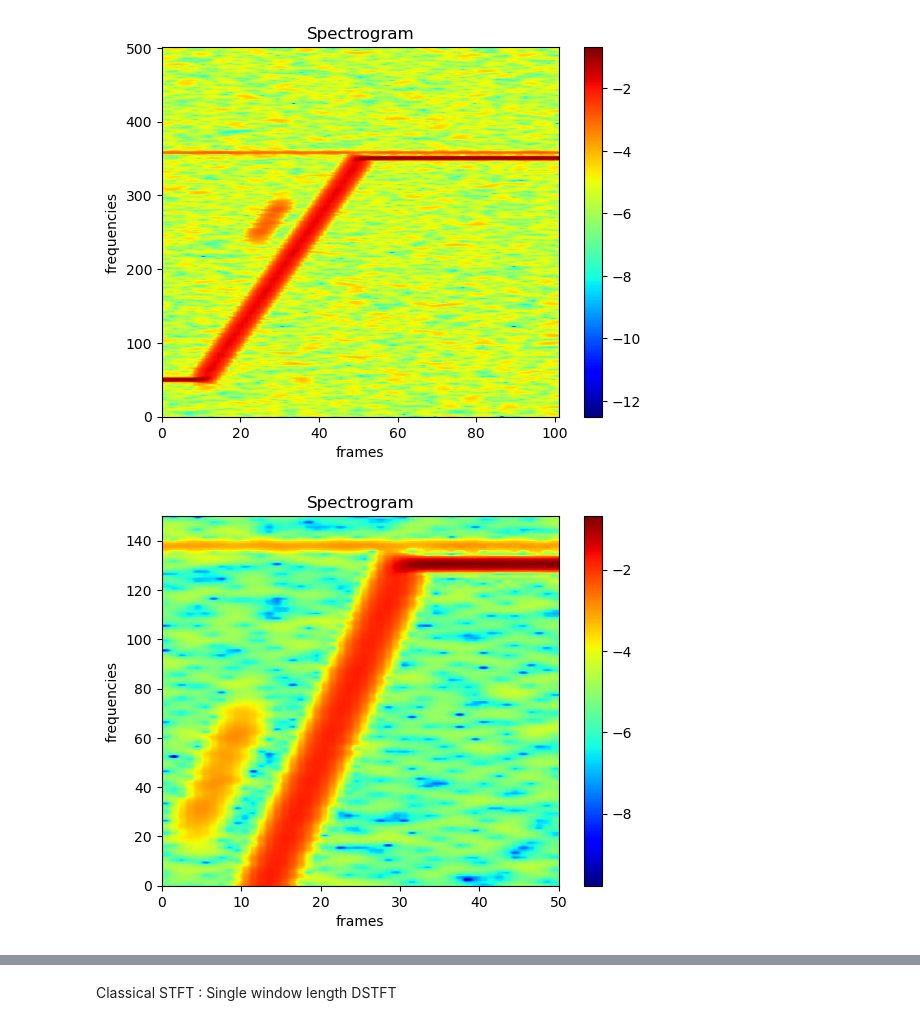
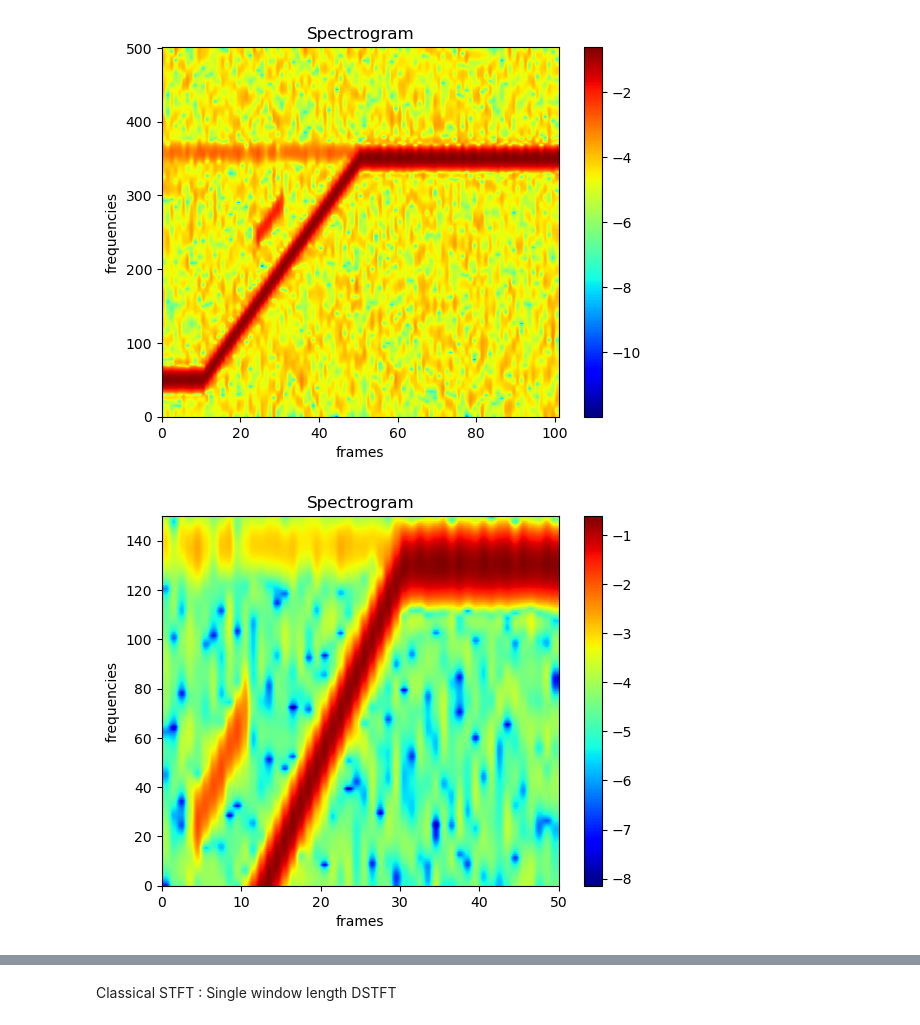
Before and after one commit to maxime-leiber/dstft, a Jupyter notebook: notebooks/1.ipynb, the cells around one changed output, grey strips where cells are left out. Drawn from its saved outputs; the diff is of its cells as text; code cells hidden in the pictures.

```diff
--- a/notebooks/1.ipynb
+++ b/notebooks/1.ipynb
@@ -34,17 +33,20 @@ win_length = 600;
 # %%
-dstft = FDSTFT(
-    x,
-    win_length=win_min,
-    support=support,
-    stride=stride,
-    win_requires_grad=False,
-    stride_requires_grad=False,
-    win_p=None,
-    stride_p=None,
-)
-spec, stft = dstft(x)
-dstft.print(spec, weights=False, wins=False, bar=True)
-dstft.print(spec[:, 220:370, 20:70], x, bar=True, wins=False, weights=False)
+for win_length in [100, 1_000]:
+    dstft = DSTFT(
+        x,
+        win_length=win_length,
+        support=support,
+        stride=stride,
+        win_requires_grad=False,
+        stride_requires_grad=False,
+        win_p=None,
+        stride_p=None,
+    )
+    spec, stft = dstft(x)
+    dstft.print(spec, weights=False, wins=False, bar=True)
+    dstft.print(
+        spec[:, 220:370, 20:70], x, bar=True, wins=False, weights=False,
+    )
 # %% [output]
-[figure, old version]
+[figure, new version]
-[figure, old version]
+[figure, new version]
```
Also changed, not shown: parts of 14 cells of this notebook, 3 other files.
